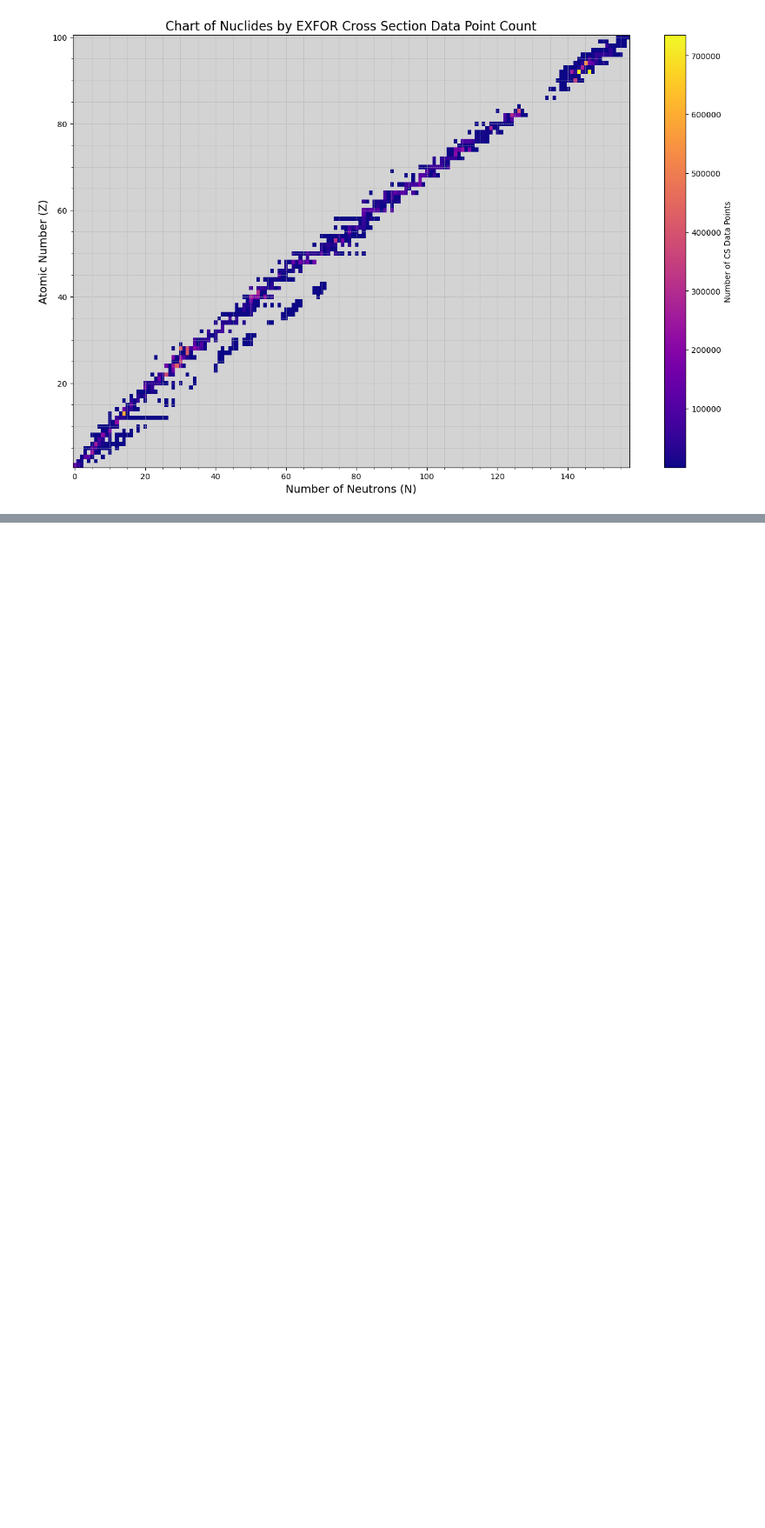
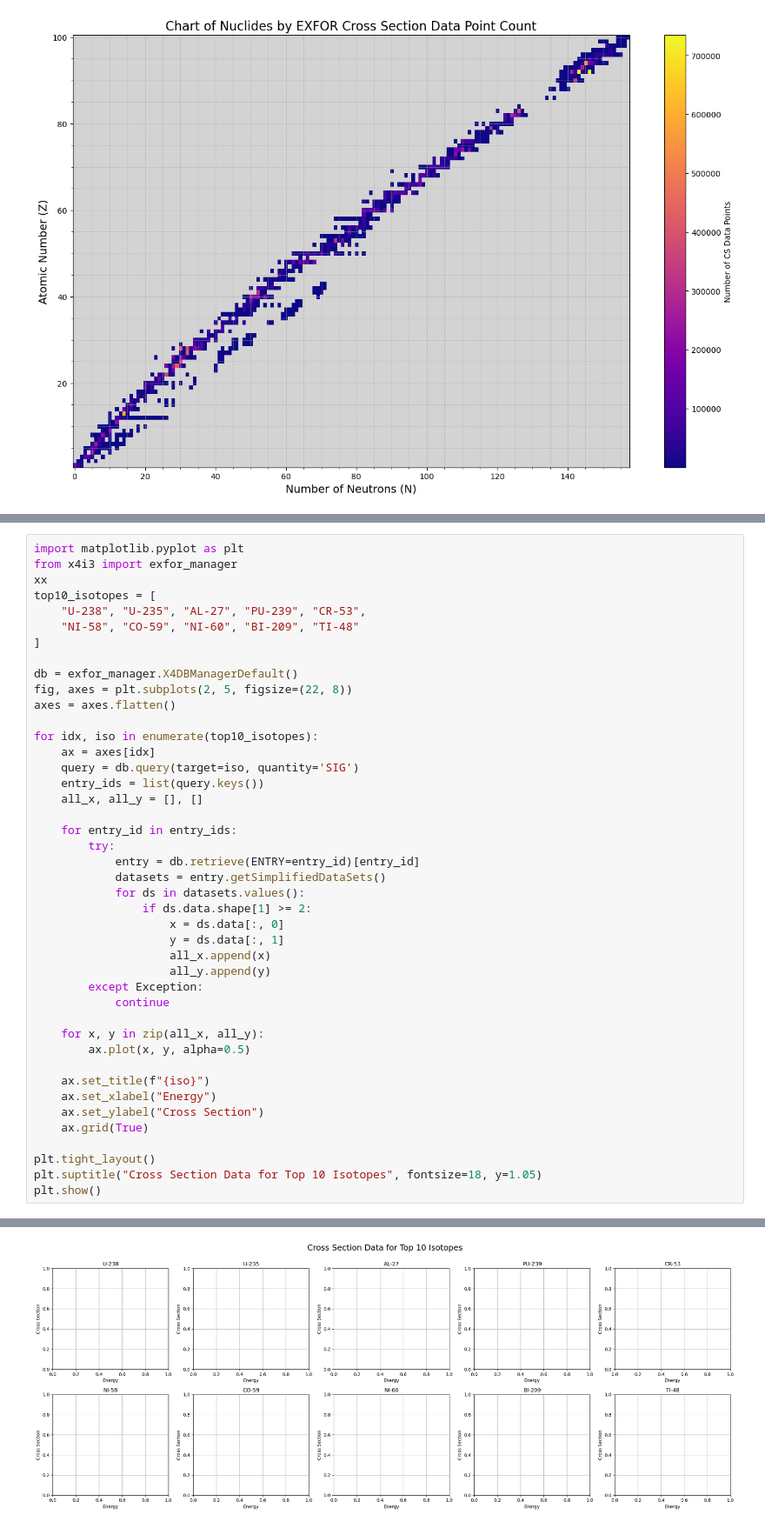
Before and after one commit to Glsw2714/Msci-Project, a Jupyter notebook: Project_msci.ipynb, the cells around one changed output, grey strips where cells are left out. Shown at 87% size. Saved outputs shown, nothing was run; the diff lists cells and outputs as text; blank space fills up the shorter version.

```diff
--- a/Project_msci.ipynb
+++ b/Project_msci.ipynb
@@ -1130,0 +1118,44 @@ F-27: 3
+# %%
+import matplotlib.pyplot as plt
+from x4i3 import exfor_manager
+xx
+top10_isotopes = [
+    "U-238", "U-235", "AL-27", "PU-239", "CR-53",
+    "NI-58", "CO-59", "NI-60", "BI-209", "TI-48"
+]
+
+db = exfor_manager.X4DBManagerDefault()
+fig, axes = plt.subplots(2, 5, figsize=(22, 8))
+axes = axes.flatten()
+
+for idx, iso in enumerate(top10_isotopes):
+    ax = axes[idx]
+    query = db.query(target=iso, quantity='SIG')
+    entry_ids = list(query.keys())
+    all_x, all_y = [], []
+
+    for entry_id in entry_ids:
+        try:
+            entry = db.retrieve(ENTRY=entry_id)[entry_id]
+            datasets = entry.getSimplifiedDataSets()
+            for ds in datasets.values():
+                if ds.data.shape[1] >= 2:
+                    x = ds.data[:, 0]
+                    y = ds.data[:, 1]
+                    all_x.append(x)
+                    all_y.append(y)
+        except Exception:
+            continue
+
+    for x, y in zip(all_x, all_y):
+        ax.plot(x, y, alpha=0.5)
+
+    ax.set_title(f"{iso}")
+    ax.set_xlabel("Energy")
+    ax.set_ylabel("Cross Section")
+    ax.grid(True)
+
+plt.tight_layout()
+plt.suptitle("Cross Section Data for Top 10 Isotopes", fontsize=18, y=1.05)
+plt.show()
+# %% [output]
@@ -1130,0 +1163 @@ F-27: 3
+[figure, added]
```
Also changed, not shown: parts of 11 cells of this notebook, 3 other files.
